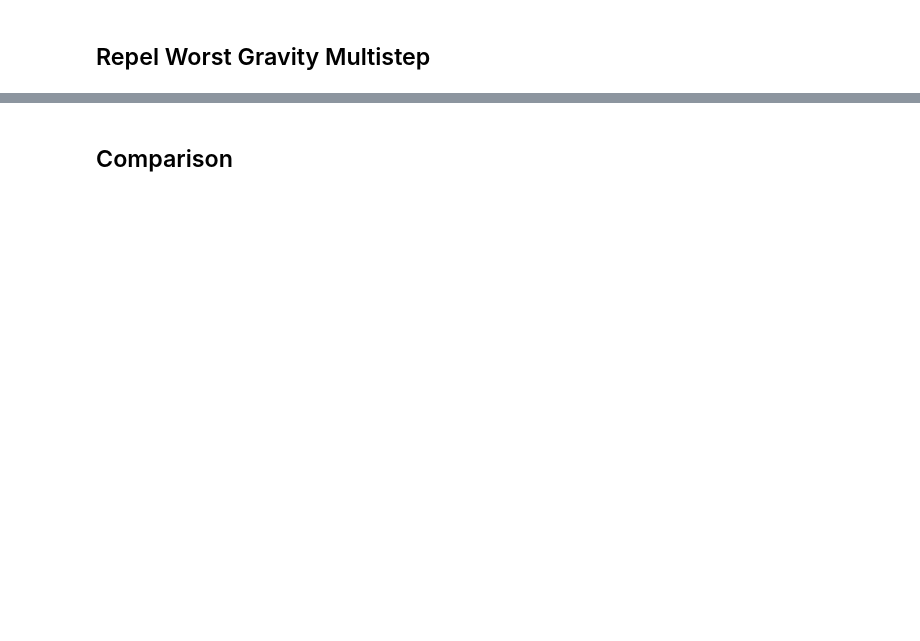
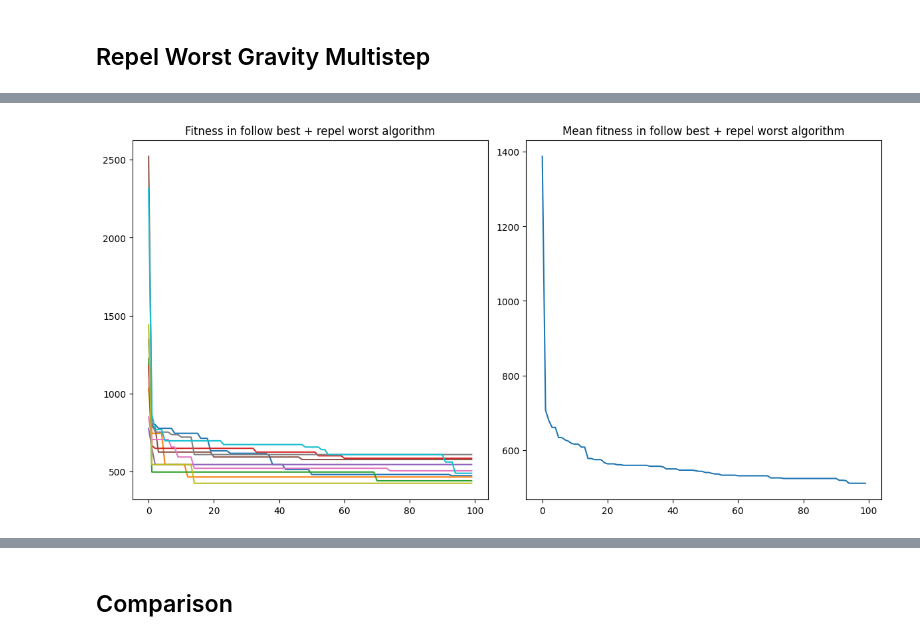
Before and after one commit to bogumilap/TOPSIS-LABS, a Jupyter notebook: results.ipynb, the cells around one changed output, grey strips where cells are left out. Drawn from its saved outputs; the diff is of its cells as text; code cells hidden in the pictures; blank space fills up the shorter version.

```diff
--- a/results.ipynb
+++ b/results.ipynb
@@ -451,0 +456,4 @@ draw_fitness_boxplots(repel_worst_multistep_fitness_observers)
+# %%
+combo_best_gravity_fitness_observers = [FitnessObserver() for _ in range(repetitions_number)]
+for fitness_observer in combo_best_gravity_fitness_observers:
+    run_genetic_algorithm(ComboBestGravity, 0.5, observers=[fitness_observer])
@@ -451,0 +520,6 @@ draw_fitness_boxplots(repel_worst_multistep_fitness_observers)
+# %%
+combo_best_gravity_fitness_mean, combo_best_gravity_fitness_std = get_fitness_mean_and_std(combo_best_gravity_fitness_observers)
+# %%
+draw_fitness_plots(combo_best_gravity_fitness_observers, combo_best_gravity_fitness_mean, "follow best + repel worst")
+# %% [output]
+[figure, added]
```
Also changed, not shown: parts of 47 cells of this notebook.
